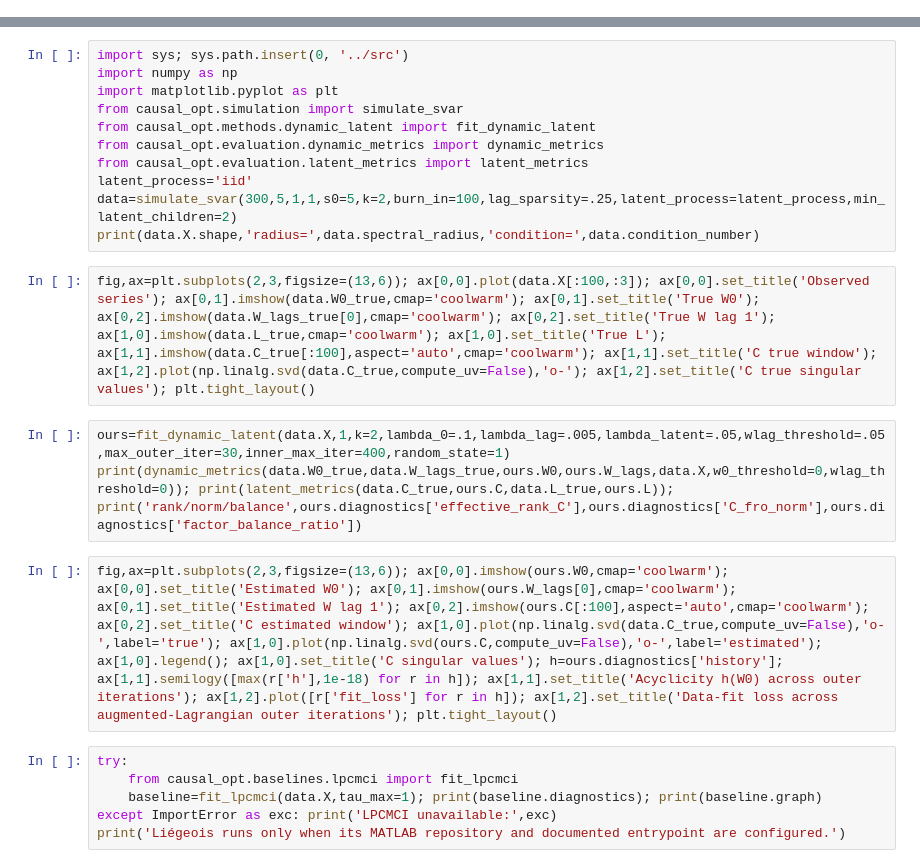
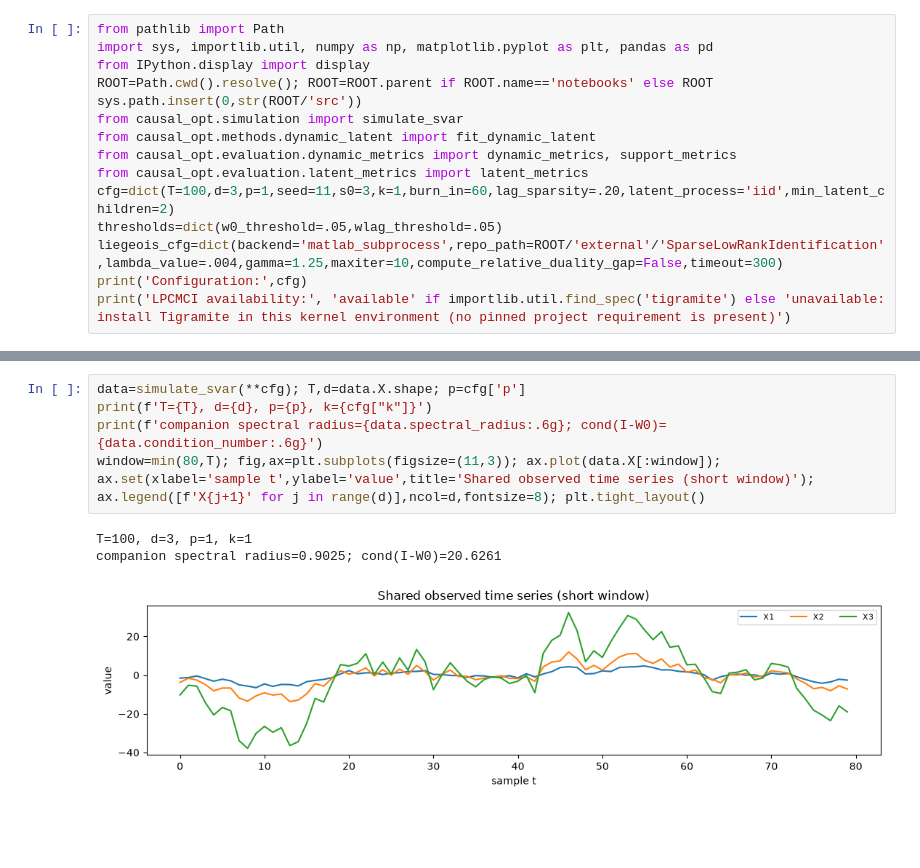
Before and after one commit to ab126/CausalOpt, a Jupyter notebook: notebooks/04_dynamic_latent.ipynb, the cells around one changed output, grey strips where cells are left out. Cells and saved outputs as stored; diff of their text form; blank space fills up the shorter version.

```diff
--- a/notebooks/04_dynamic_latent.ipynb
+++ b/notebooks/04_dynamic_latent.ipynb
@@ -0,0 +3,15 @@
+# %%
+from pathlib import Path
+import sys, importlib.util, numpy as np, matplotlib.pyplot as plt, pandas as pd
+from IPython.display import display
+ROOT=Path.cwd().resolve(); ROOT=ROOT.parent if ROOT.name=='notebooks' else ROOT
+sys.path.insert(0,str(ROOT/'src'))
+from causal_opt.simulation import simulate_svar
+from causal_opt.methods.dynamic_latent import fit_dynamic_latent
+from causal_opt.evaluation.dynamic_metrics import dynamic_metrics, support_metrics
+from causal_opt.evaluation.latent_metrics import latent_metrics
+cfg=dict(T=100,d=3,p=1,seed=11,s0=3,k=1,burn_in=60,lag_sparsity=.20,latent_process='iid',min_latent_children=2)
+thresholds=dict(w0_threshold=.05,wlag_threshold=.05)
+liegeois_cfg=dict(backend='matlab_subprocess',repo_path=ROOT/'external'/'SparseLowRankIdentification',lambda_value=.004,gamma=1.25,maxiter=10,compute_relative_duality_gap=False,timeout=300)
+print('Configuration:',cfg)
+print('LPCMCI availability:', 'available' if importlib.util.find_spec('tigramite') else 'unavailable: install Tigramite in this kernel environment (no pinned project requirement is present)')
@@ -3,24 +23,9 @@
-# %%
-import sys; sys.path.insert(0, '../src')
-import numpy as np
-import matplotlib.pyplot as plt
-from causal_opt.simulation import simulate_svar
-from causal_opt.methods.dynamic_latent import fit_dynamic_latent
-from causal_opt.evaluation.dynamic_metrics import dynamic_metrics
-from causal_opt.evaluation.latent_metrics import latent_metrics
-latent_process='iid'
-data=simulate_svar(300,5,1,1,s0=5,k=2,burn_in=100,lag_sparsity=.25,latent_process=latent_process,min_latent_children=2)
-print(data.X.shape,'radius=',data.spectral_radius,'condition=',data.condition_number)
-# %%
-fig,ax=plt.subplots(2,3,figsize=(13,6)); ax[0,0].plot(data.X[:100,:3]); ax[0,0].set_title('Observed series'); ax[0,1].imshow(data.W0_true,cmap='coolwarm'); ax[0,1].set_title('True W0'); ax[0,2].imshow(data.W_lags_true[0],cmap='coolwarm'); ax[0,2].set_title('True W lag 1'); ax[1,0].imshow(data.L_true,cmap='coolwarm'); ax[1,0].set_title('True L'); ax[1,1].imshow(data.C_true[:100],aspect='auto',cmap='coolwarm'); ax[1,1].set_title('C true window'); ax[1,2].plot(np.linalg.svd(data.C_true,compute_uv=False),'o-'); ax[1,2].set_title('C true singular values'); plt.tight_layout()
-# %%
-ours=fit_dynamic_latent(data.X,1,k=2,lambda_0=.1,lambda_lag=.005,lambda_latent=.05,wlag_threshold=.05,max_outer_iter=30,inner_max_iter=400,random_state=1)
-print(dynamic_metrics(data.W0_true,data.W_lags_true,ours.W0,ours.W_lags,data.X,w0_threshold=0,wlag_threshold=0)); print(latent_metrics(data.C_true,ours.C,data.L_true,ours.L)); print('rank/norm/balance',ours.diagnostics['effective_rank_C'],ours.diagnostics['C_fro_norm'],ours.diagnostics['factor_balance_ratio'])
-# %%
-fig,ax=plt.subplots(2,3,figsize=(13,6)); ax[0,0].imshow(ours.W0,cmap='coolwarm'); ax[0,0].set_title('Estimated W0'); ax[0,1].imshow(ours.W_lags[0],cmap='coolwarm'); ax[0,1].set_title('Estimated W lag 1'); ax[0,2].imshow(ours.C[:100],aspect='auto',cmap='coolwarm'); ax[0,2].set_title('C estimated window'); ax[1,0].plot(np.linalg.svd(data.C_true,compute_uv=False),'o-',label='true'); ax[1,0].plot(np.linalg.svd(ours.C,compute_uv=False),'o-',label='estimated'); ax[1,0].legend(); ax[1,0].set_title('C singular values'); h=ours.diagnostics['history']; ax[1,1].semilogy([max(r['h'],1e-18) for r in h]); ax[1,1].set_title('Acyclicity h(W0) across outer iterations'); ax[1,2].plot([r['fit_loss'] for r in h]); ax[1,2].set_title('Data-fit loss across augmented-Lagrangian outer iterations'); plt.tight_layout()
-# %%
-try:
-    from causal_opt.baselines.lpcmci import fit_lpcmci
-    baseline=fit_lpcmci(data.X,tau_max=1); print(baseline.diagnostics); print(baseline.graph)
-except ImportError as exc: print('LPCMCI unavailable:',exc)
-print('Liégeois runs only when its MATLAB repository and documented entrypoint are configured.')
+# %%
+data=simulate_svar(**cfg); T,d=data.X.shape; p=cfg['p']
+print(f'T={T}, d={d}, p={p}, k={cfg["k"]}')
+print(f'companion spectral radius={data.spectral_radius:.6g}; cond(I-W0)={data.condition_number:.6g}')
+window=min(80,T); fig,ax=plt.subplots(figsize=(11,3)); ax.plot(data.X[:window]); ax.set(xlabel='sample t',ylabel='value',title='Shared observed time series (short window)'); ax.legend([f'X{j+1}' for j in range(d)],ncol=d,fontsize=8); plt.tight_layout()
+# %% [output]
+T=100, d=3, p=1, k=1
+companion spectral radius=0.9025; cond(I-W0)=20.6261
+[figure, added]
```
Also changed, not shown: parts of 15 cells of this notebook, 58 other files.
